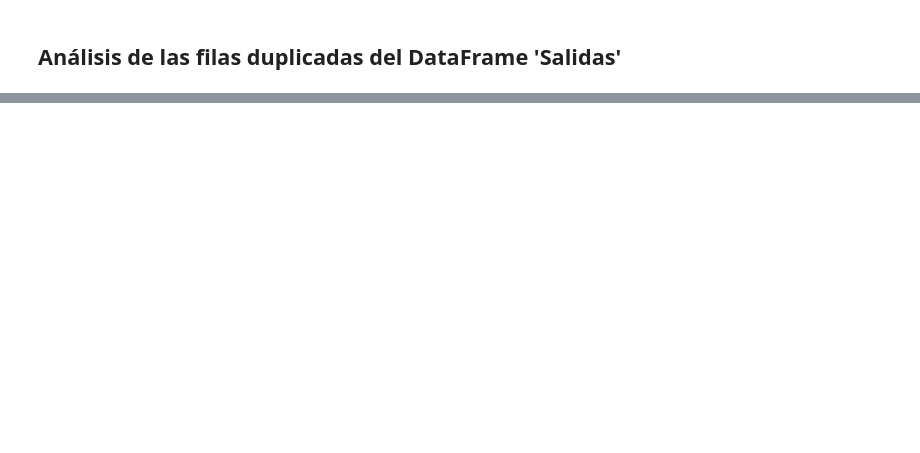
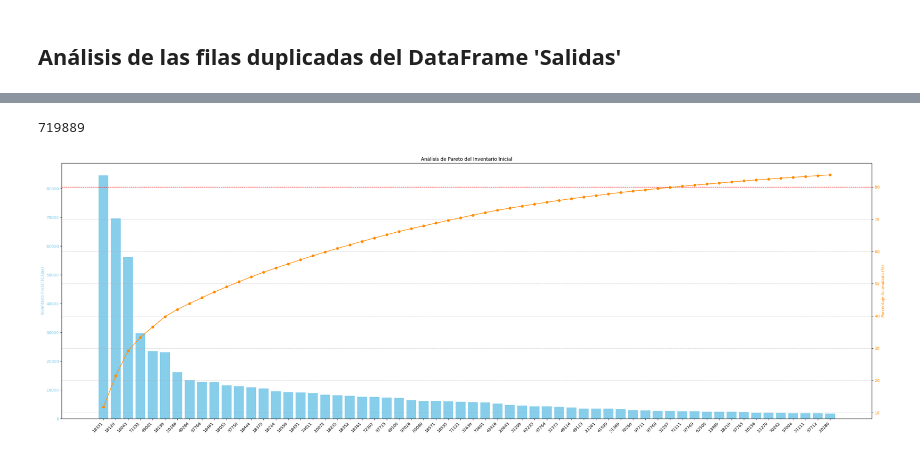
Before and after one commit to ValentinaJimenezTorres/CA_inventarios, a Jupyter notebook: b_exploracion_limpieza.ipynb, the cells around one changed output, grey strips where cells are left out. Cells and saved outputs as stored; diff of their text form; code cells hidden in the pictures; blank space fills up the shorter version.

```diff
--- a/b_exploracion_limpieza.ipynb
+++ b/b_exploracion_limpieza.ipynb
@@ -121,0 +205,35 @@ duplicados_salidas
+# %%
+total_inventario = df_pareto['Inventario Inicial (Cajas)'].sum()
+print(total_inventario)
+# %% [output]
+719889
+# %%
+#Realizamos el pareto
+
+df_pareto = df_inventario_inicial.sort_values(by='Inventario Inicial (Cajas)', ascending=False).copy()
+df_pareto['Suma Acumulada'] = df_pareto['Inventario Inicial (Cajas)'].cumsum() #Crear fila de suma acumulada
+df_pareto['Porcentaje Acumulado'] = (df_pareto['Suma Acumulada'] / total_inventario) * 100 #Crear fila de porcentaje acumulado
+
+#Graficamos el pareto
+
+df_plot = df_pareto.head(60) #Resulta necesario limitar la cantidad de SKU's a graficar para que la gráfica resulte visible
+
+fig, ax1 = plt.subplots(figsize=(30, 10)) #Crear la figura y los ejes
+ax1.bar(df_plot['SKU'], df_plot['Inventario Inicial (Cajas)'], color='skyblue') #Gráfico de barras (Inventario por SKU)1038543716
+ax1.set_ylabel('Inventario Inicial (Cajas)', color='skyblue') #Etiquetas eje Y de barras al lado izquierdo
+ax1.tick_params(axis='y', labelcolor='skyblue')
+ax1.set_xticklabels(df_plot['SKU'], rotation=45, ha='right')
+
+ax2 = ax1.twinx() #Crear un segundo eje Y para el porcentaje acumulado a la derecha
+ax2.plot(df_plot['SKU'], df_plot['Porcentaje Acumulado'], color='darkorange', marker='o', linestyle='-')
+ax2.set_ylabel('Porcentaje Acumulado (%)', color='darkorange') #Etiquetas eje Y de porcentaje acumulado al lado derecho
+ax2.tick_params(axis='y', labelcolor='darkorange')
+ax2.axhline(80, color='red', linestyle='--', linewidth=1)  # Línea para el 80% (regla de Pareto)
+
+plt.title('Análisis de Pareto del Inventario Inicial') #Título y ajustes
+plt.tight_layout()
+plt.grid(True, axis='y', linestyle='--', alpha=0.7)
+
+plt.show()
+# %% [output]
+[figure, added]
```
Also changed, not shown: parts of 18 cells of this notebook.
